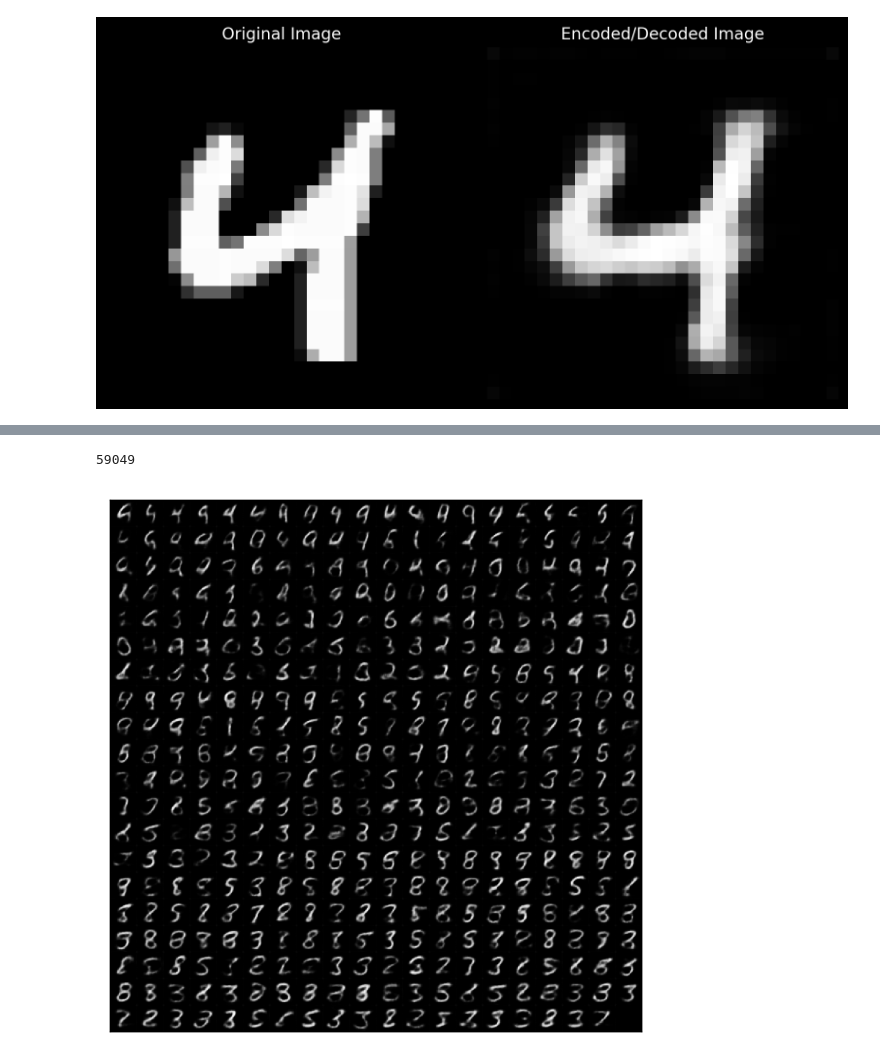
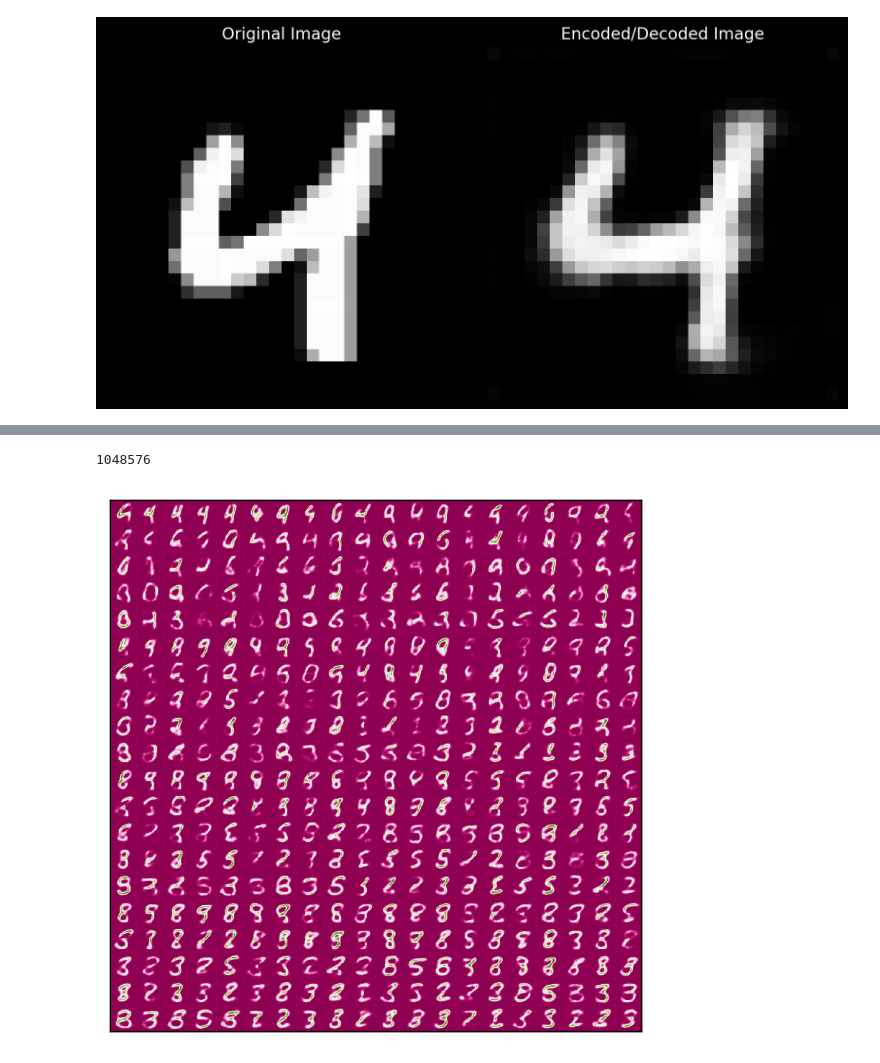
Before and after one commit to AlexanderFA/susu_synthetic_media, a Jupyter notebook: lab2/vae-cnn.ipynb, the cells around one changed output, grey strips where cells are left out. Saved outputs shown, nothing was run; the diff lists cells and outputs as text; code cells hidden in the pictures.

```diff
--- a/lab2/vae-cnn.ipynb
+++ b/lab2/vae-cnn.ipynb
@@ -208,12 +206,12 @@ plot_reconstructed(autoencoder_1)
 import itertools
 
 # def plot_reconstructed2(model, r0=(-5, 10), r1=(-10, 5), n=4):
-def plot_reconstructed2(model, r0=(-1, 2), r1=(-2, 1), n=3):
+def plot_reconstructed2(model, r0=(-1, 2), r1=(-2, 1), n=4):
     w = 28
     imgs_in_row = 20
     img = np.zeros((imgs_in_row * w, imgs_in_row * w))
     # print(img.shape)
-    latent_dim = 10  # Размерность латентного пространства (то есть тот параметр с которым учили нейронку, длина вектора закодированного)
+    latent_dim = model.message_size  # Размерность латентного пространства (то есть тот параметр с которым учили нейронку, длина вектора закодированного)
     # Создаем массив значений для первого диапазона
     values_r0 = np.linspace(*r0, n)
     # Создаем массив значений для второго диапазона
@@ -248,7 +246,7 @@ def plot_reconstructed2(model, r0=(-1, 2), r1=(-2, 1), n=3):
         z = torch.Tensor(vector).to(device)
         # z = torch.Tensor(combination).to(device)
         x_hat = model.decoder(z)
-        x_hat = x_hat.reshape(28, 28).to(device).detach().numpy()
+        x_hat = x_hat.reshape(w, w).to(device).detach().numpy()
         # if i > 144:
         #     break
 
@@ -261,10 +259,10 @@ def plot_reconstructed2(model, r0=(-1, 2), r1=(-2, 1), n=3):
         # img[(n - 1 - i // n) * w:(n - i // n) * w, (i % n) * w:((i % n) + 1) * w] = x_hat
 
     # print(count)
-    # plt.imshow(img, extent=[*r0, *r1], cmap="PiYG")
+    plt.imshow(img, extent=[*r0, *r1], cmap="PiYG")
     # plt.imshow(img, extent=[*r0, *r1], cmap="PuOr")
     # plt.imshow(img, extent=[*r0, *r1], cmap="binary")
-    plt.imshow(img, extent=[*r0, *r1], cmap="gist_gray")
+    # plt.imshow(img, extent=[*r0, *r1], cmap="gist_gray")
     # plt.imshow(img, extent=[*r0, *r1], cmap="gist_gray_r")
     # plt.imshow(img, extent=[*r0, *r1], cmap="winter")
     # plt.imshow(img, extent=[*r0, *r1], cmap="ocean_r")
@@ -274,7 +272,7 @@ def plot_reconstructed2(model, r0=(-1, 2), r1=(-2, 1), n=3):
     plt.xticks([])
     plt.yticks([])
 
 plot_reconstructed2(autoencoder_1)
 # %% [output]
-59049
+1048576
-[figure, old version]
+[figure, new version]
```
Also changed, not shown: parts of 4 cells of this notebook.
